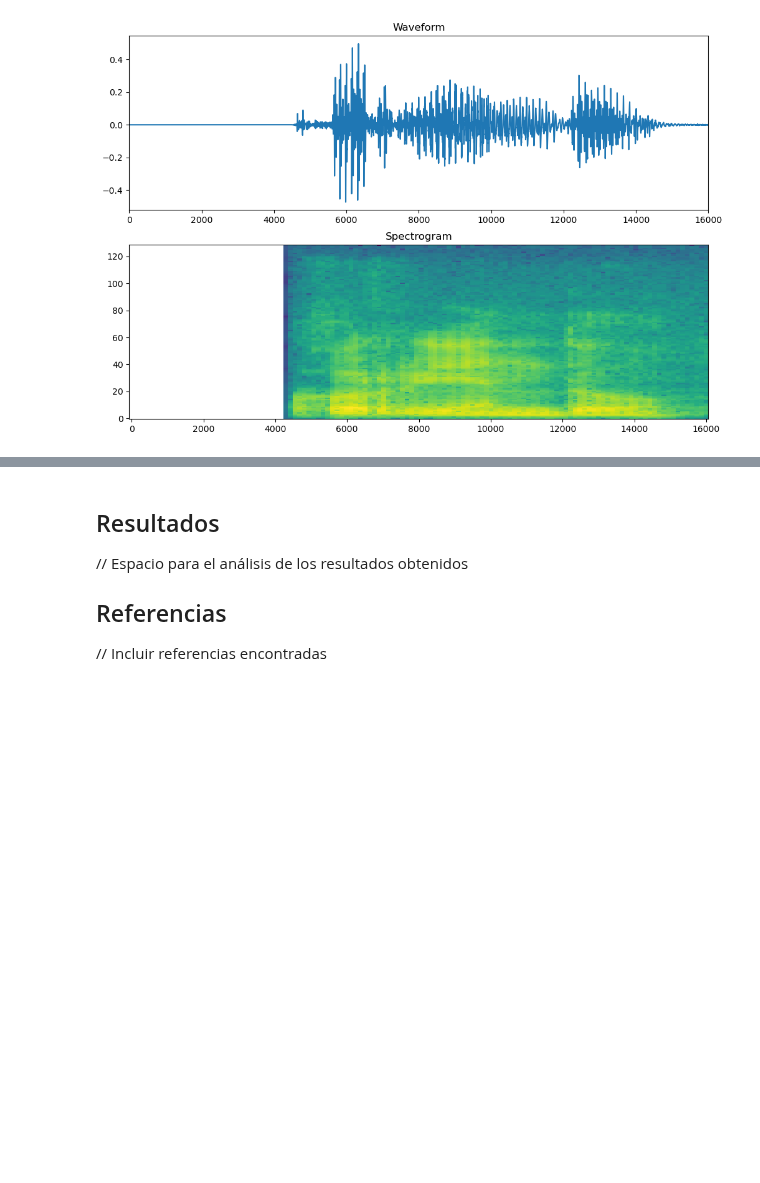
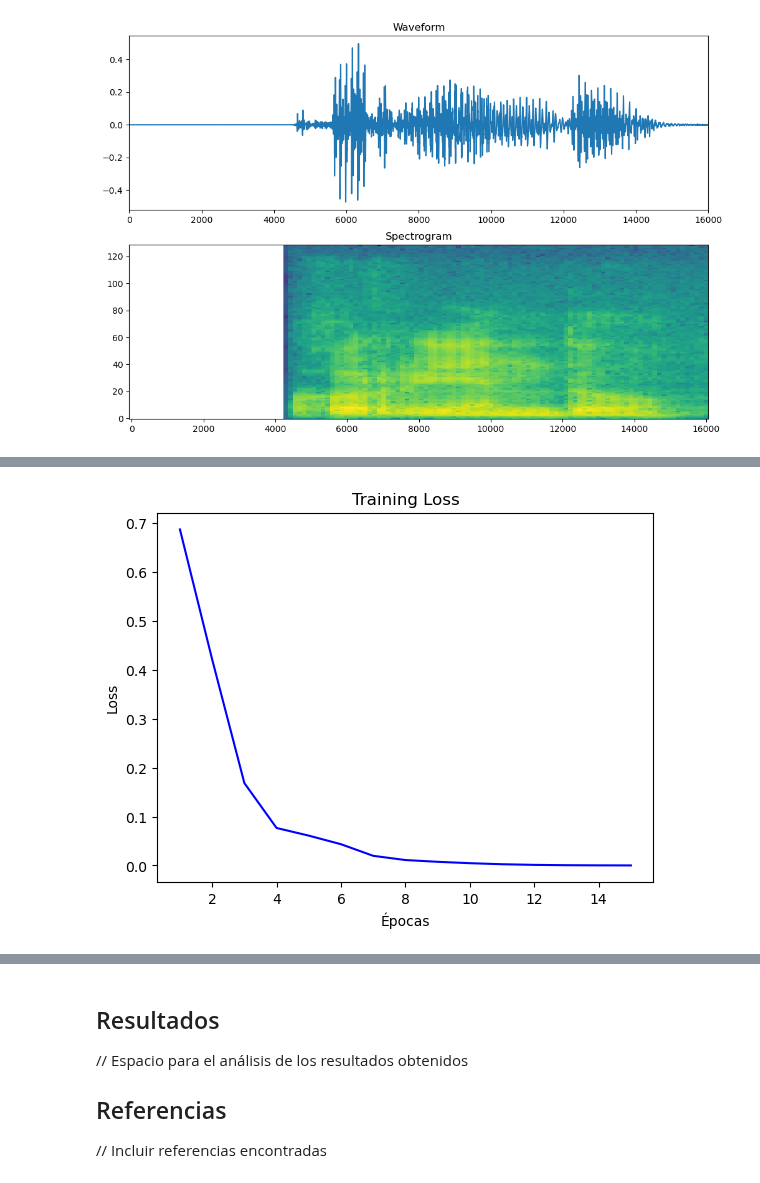
Before and after one commit to Sebastian-Cely/M1-Procesamiento-datos-secuenciales, a Jupyter notebook: notebooks/audio_model.ipynb, the cells around one changed output, grey strips where cells are left out. Cells and saved outputs as stored; diff of their text form; code cells hidden in the pictures; blank space fills up the shorter version.

Commit message:
planteamiento de la solución modelo de audio completo

```diff
--- a/notebooks/audio_model.ipynb
+++ b/notebooks/audio_model.ipynb
@@ -102,0 +158,10 @@ plt.show()
+# %%
+# Separación del conjunto de entrenamiento y de pruebas
+X_train, X_test, y_train, y_test = train_test_split(X, Y_encoded, test_size = 0.2, random_state = 0)
+y_train = np.array(y_train)
+y_test = np.array(y_test)
+# Comprobación de dimensiones
+print(f"X_train shape: {X_train.shape}")
+print(f"X_test shape: {X_test.shape}")
+print(f"y_train shape: {y_train.shape}")
+print(f"y_test shape: {y_test.shape}")
@@ -102,0 +175,16 @@ plt.show()
+# %%
+# Número de clases de salida para la red neuronal
+n_clases = len(np.unique(Y_encoded))
+
+# Definición del modelo secuencial de la red neuronal
+modelo = keras.models.Sequential()
+modelo.add(keras.layers.Conv2D(8, 3, activation="relu",padding="same", input_shape=(124,129,1)))
+modelo.add(keras.layers.Conv2D(16, 3, activation="relu",padding="same"))
+modelo.add(keras.layers.Conv2D(32, 3, activation="relu",padding="same"))
+modelo.add(keras.layers.Conv2D(64, 3, activation="relu",padding="same"))
+modelo.add(keras.layers.MaxPooling2D(pool_size=2,strides=2, padding='same'))
+modelo.add(keras.layers.Flatten())
+modelo.add(keras.layers.Dense(n_clases, activation = 'softmax'))
+
+modelo.summary()
+keras.utils.plot_model(modelo, to_file='model_plot3.png', show_shapes=True, show_layer_names=True)
@@ -102,0 +209,4 @@ plt.show()
+# %%
+# Compilación y entrenamiento del modelo neuronal
+modelo.compile(loss='categorical_crossentropy', optimizer='adam', metrics=['accuracy'])
+historia = modelo.fit(X_train, y_train, epochs=15,batch_size=None)
@@ -102,0 +231,12 @@ plt.show()
+# %%
+# Gráfico de la pérdida de entrenamiento
+loss_train = historia.history['loss']
+epocas = range(1, len(loss_train) + 1)
+
+plt.plot(epocas, loss_train, 'b')
+plt.title('Training Loss')
+plt.xlabel('Épocas')
+plt.ylabel('Loss')
+plt.show()
+# %% [output]
+[figure, added]
```
Also changed, not shown: parts of 17 cells of this notebook.
